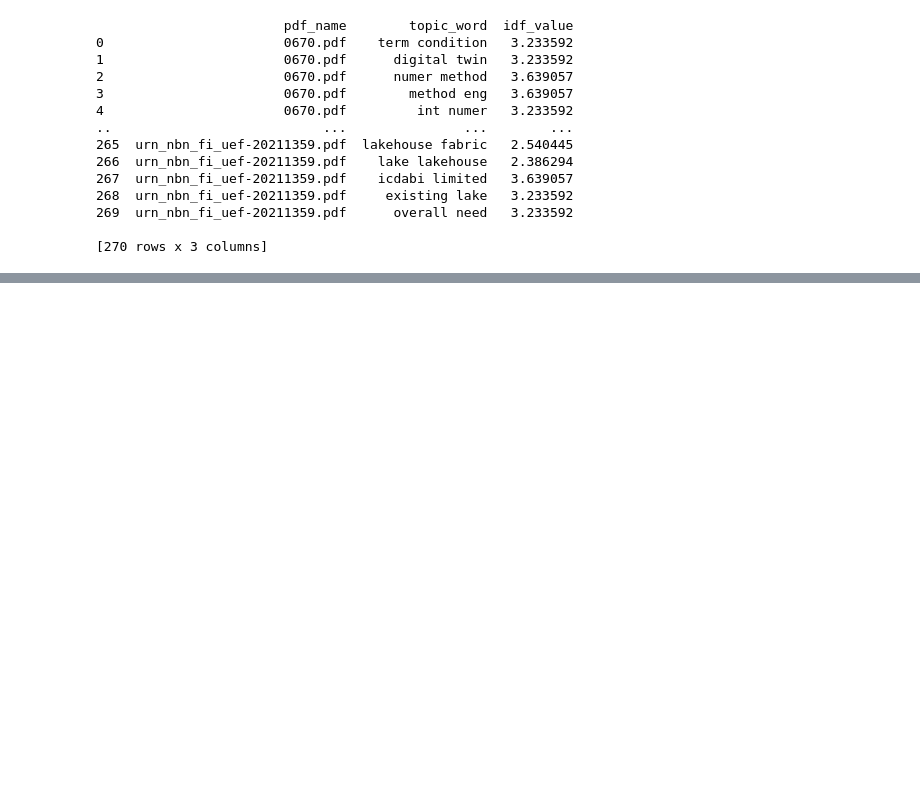
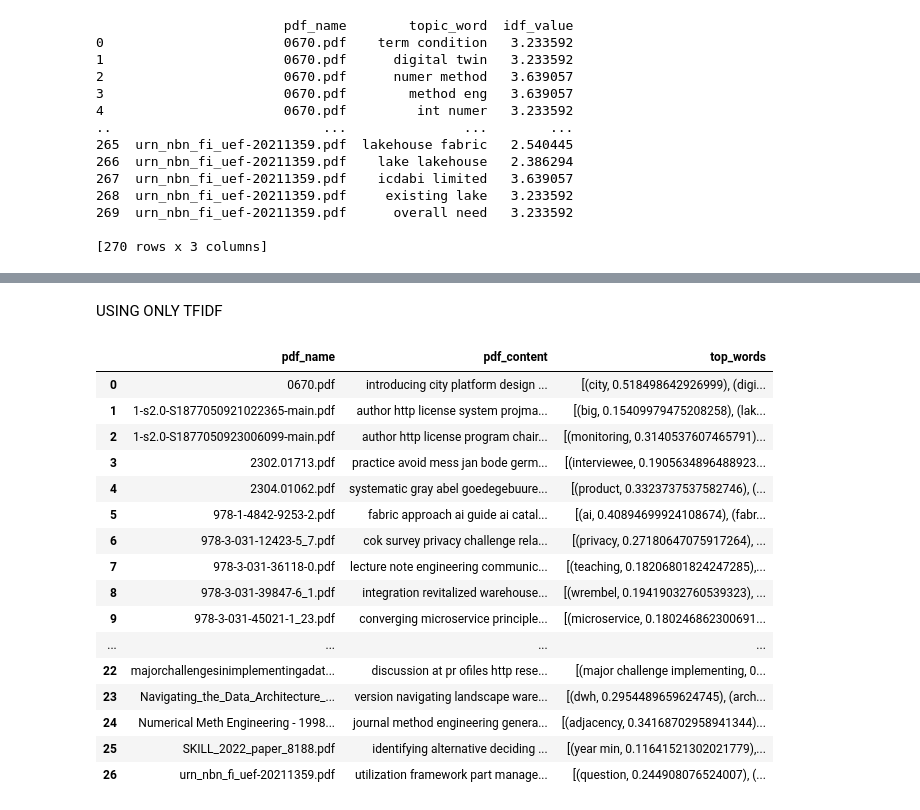
Before and after one commit to clumsyspeedboat/data_mesh_topics_and_sentiment, a Jupyter notebook: 03_Topic_modeling_lda.ipynb, the cells around one changed output, grey strips where cells are left out. Cells and saved outputs as stored; diff of their text form; code cells hidden in the pictures; blank space fills up the shorter version.

```diff
--- a/03_Topic_modeling_lda.ipynb
+++ b/03_Topic_modeling_lda.ipynb
@@ -34,7 +34,7 @@ def extract_topics(text, tfidf_vectorizer, lda_model, num_topics=10):
 
     return most_probable_topic + 1, topic_words
 # %%
-tfidf_vectorizer = TfidfVectorizer(stop_words='english', ngram_range=(2, 2))
+tfidf_vectorizer = TfidfVectorizer(stop_words='english', ngram_range=(1, 3))
 tfidf_data = tfidf_vectorizer.fit_transform(df['pdf_content'])
 
 # Apply LDA
@@ -114,0 +133,53 @@ warnings.resetwarnings()
+# %% [markdown]
+USING ONLY TFIDF
+# %%
+def find_top_words_for_each_document(df, num_top_words=10):
+
+    # Create a TF-IDF vectorizer
+    tfidf_vectorizer = TfidfVectorizer(stop_words='english', ngram_range=(1, 3))
+
+    # Fit and transform the PDF content
+    tfidf_matrix = tfidf_vectorizer.fit_transform(df['pdf_content'])
+
+    # Get feature names (words) from the TF-IDF vectorizer
+    feature_names = tfidf_vectorizer.get_feature_names_out()
+
+    # Create a DataFrame with TF-IDF values
+    tfidf_df = pd.DataFrame(tfidf_matrix.toarray(), columns=feature_names)
+
+    # Now, for each document, find the top words based on TF-IDF scores
+    top_words_for_each_document = []
+    for i, row in enumerate(tfidf_df.iterrows()):
+        _, document_tfidf_scores = row
+        top_words_index = document_tfidf_scores.argsort()[-num_top_words:][::-1]
+        top_words = [(feature_names[index], document_tfidf_scores[index]) for index in top_words_index]
+        top_words_for_each_document.append(top_words)
+
+    # Create a new DataFrame with 'pdf_content' and 'top_words'
+    result_df = pd.DataFrame({'pdf_name': df['pdf_name'], 'pdf_content': df['pdf_content'], 'top_words': top_words_for_each_document})
+
+    return result_df
+# %%
+# Call the function
+result_df_2 = find_top_words_for_each_document(df)
+
+# Display the result DataFrame
+result_df_2
+# %% [output]
+|  | pdf_name | pdf_content | top_words |
+| 0 | 0670.pdf | introducing city platform design ... | [(city, 0.518498642926999), (digi... |
+| 1 | 1-s2.0-S1877050921022365-main.pdf | author http license system projma... | [(big, 0.15409979475208258), (lak... |
+| 2 | 1-s2.0-S1877050923006099-main.pdf | author http license program chair... | [(monitoring, 0.3140537607465791)... |
+| 3 | 2302.01713.pdf | practice avoid mess jan bode germ... | [(interviewee, 0.1905634896488923... |
+| 4 | 2304.01062.pdf | systematic gray abel goedegebuure... | [(product, 0.3323737537582746), (... |
+| 5 | 978-1-4842-9253-2.pdf | fabric approach ai guide ai catal... | [(ai, 0.40894699924108674), (fabr... |
+| 6 | 978-3-031-12423-5_7.pdf | cok survey privacy challenge rela... | [(privacy, 0.27180647075917264), ... |
+| 7 | 978-3-031-36118-0.pdf | lecture note engineering communic... | [(teaching, 0.18206801824247285),... |
+| 8 | 978-3-031-39847-6_1.pdf | integration revitalized warehouse... | [(wrembel, 0.19419032760539323), ... |
+| 9 | 978-3-031-45021-1_23.pdf | converging microservice principle... | [(microservice, 0.180246862300691... |
+| ... | ... | ... | ... |
+| 22 | majorchallengesinimplementingadat... | discussion at pr ofiles http rese... | [(major challenge implementing, 0... |
+| 23 | Navigating_the_Data_Architecture_... | version navigating landscape ware... | [(dwh, 0.2954489659624745), (arch... |
+| 24 | Numerical Meth Engineering - 1998... | journal method engineering genera... | [(adjacency, 0.34168702958941344)... |
+| 25 | SKILL_2022_paper_8188.pdf | identifying alternative deciding ... | [(year min, 0.11641521302021779),... |
+| 26 | urn_nbn_fi_uef-20211359.pdf | utilization framework part manage... | [(question, 0.244908076524007), (... |
```
Also changed, not shown: parts of 5 cells of this notebook, 1 other file.
